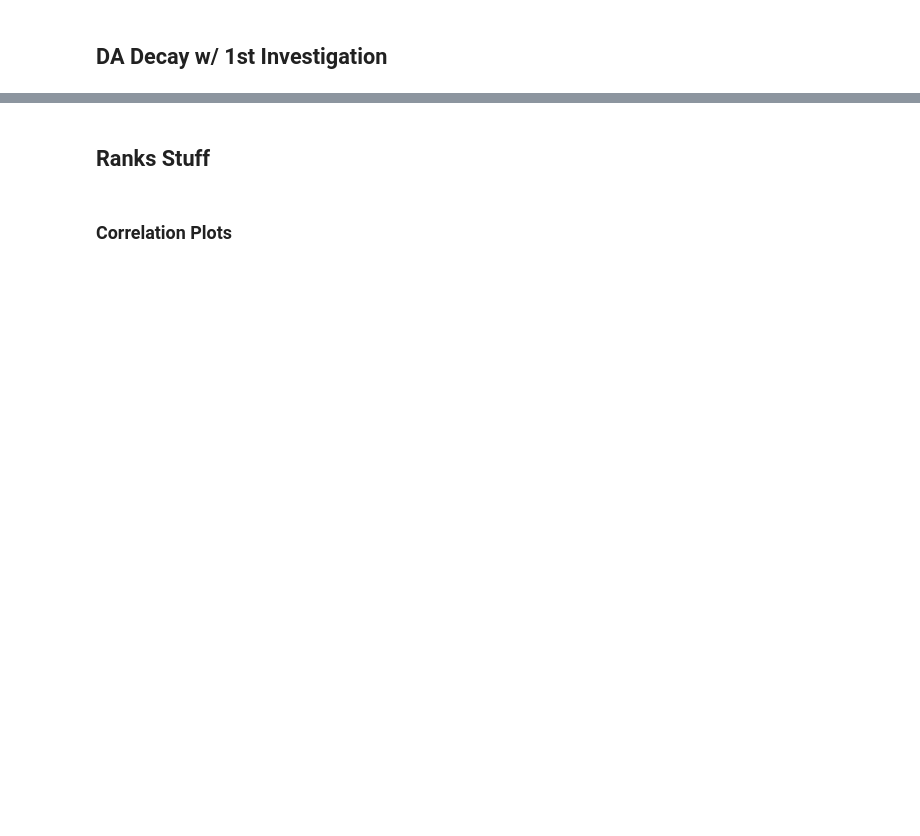
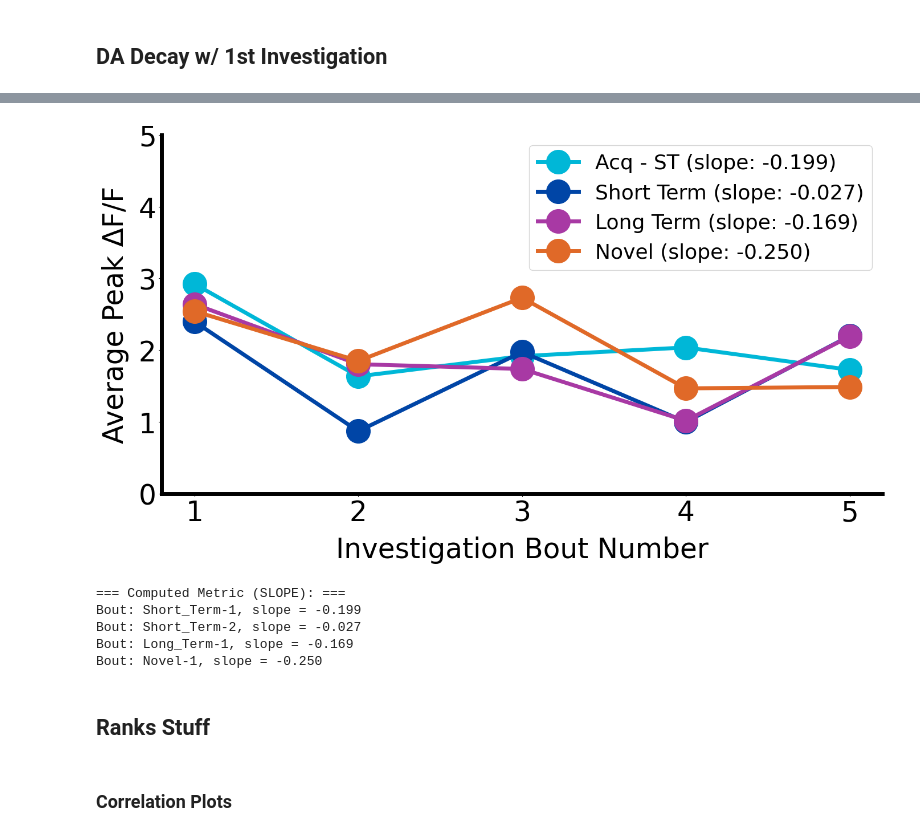
Before and after one commit to padillacoreanolab/Fiber_Photometry, a Jupyter notebook: Home_Cage/hc_time_analysis.ipynb, the cells around one changed output, grey strips where cells are left out. Drawn from its saved outputs; the diff is of its cells as text; code cells hidden in the pictures; blank space fills up the shorter version.

```diff
--- a/Home_Cage/hc_time_analysis.ipynb
+++ b/Home_Cage/hc_time_analysis.ipynb
@@ -470,36 +699,43 @@ df_mean = compute_mean_by_bout_label(df_labeled, value_column="Max Peak")
 # %%
 # Mapping: Real Bout Labels -> Legend Labels
 label_mapping = {
     'Short_Term-1': 'Acq-ST',
     'Short_Term-2': 'Short Term',
     'Long_Term-1': 'Long Term',
     'Novel-1': 'Novel'
 }
 
 # Define plotting order of real bout labels
 line_order = ['Short_Term-1', 'Short_Term-2', 'Long_Term-1', 'Novel-1']
 
 # Matching colors for legend labels (poster order)
 custom_colors = ['#00B7D7','#0045A6','#A839A4','#E06928']  # Teal, Dark Blue, Purple, Orange
 
 # Matching legend labels (poster)
 custom_legend_labels = ['Acq - ST', 'Short Term', 'Long Term', 'Novel']
 
 # Call the plotting function with mapping support
 plot_mean_across_bouts_custom_v2(
     df_mean=df_mean,
     metric_col="Max Peak_mean",
     metric_type='slope',
     line_order=line_order,
     custom_colors=custom_colors,
     custom_legend_labels=custom_legend_labels,
     custom_xtick_labels=[1, 2, 3, 4, 5],
-    ylim=(0, 12),
-    ytick_increment=3,  # <-- Automatically sets -1, 0, 1, 2
+    ylim=(0, 5),
+    ytick_increment=1,  # <-- Automatically sets -1, 0, 1, 2
     xlabel="Investigation Bout Number",
-    ylabel="Avg Max Peak",
-    plot_title="mPFC C1-3: Investigation Bout Number vs. Standard Peak DA"
+    ylabel="Average Peak ΔF/F",
+    plot_title=None
 )
+# %% [output]
+[figure, added]
+=== Computed Metric (SLOPE): ===
+Bout: Short_Term-1, slope = -0.199
+Bout: Short_Term-2, slope = -0.027
+Bout: Long_Term-1, slope = -0.169
+Bout: Novel-1, slope = -0.250
 # %% [markdown]
 ## Ranks Stuff
 # %% [markdown]
```
Also changed, not shown: parts of 16 cells of this notebook, 13 other files.
